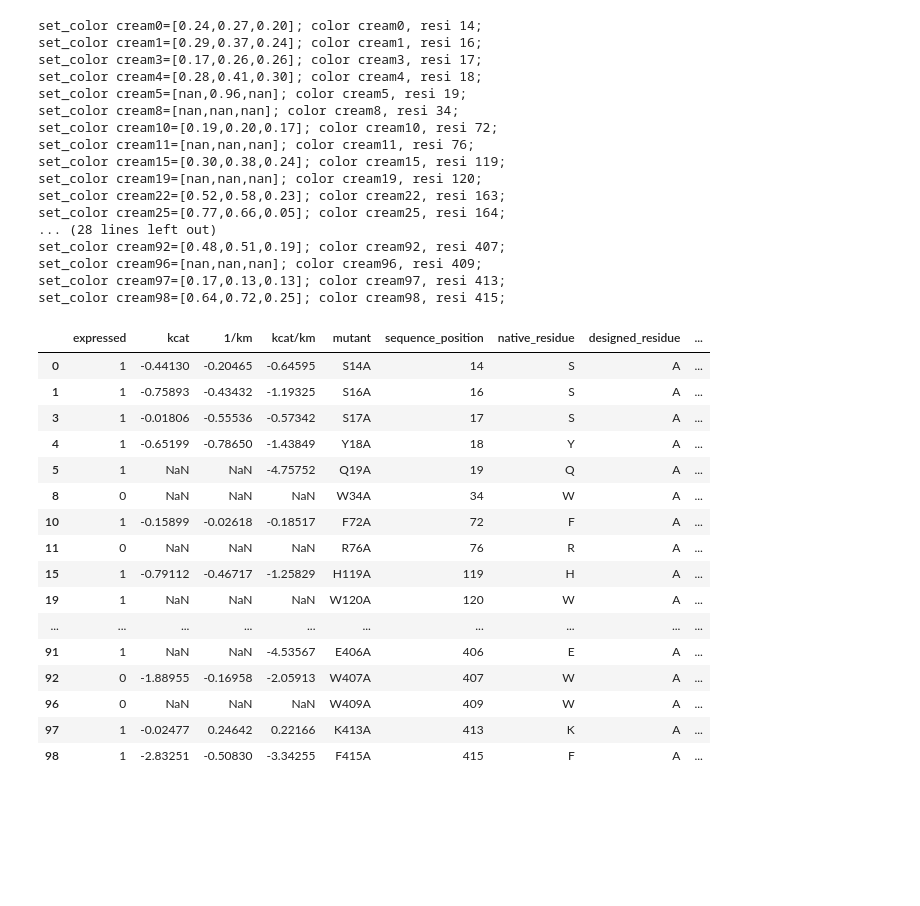
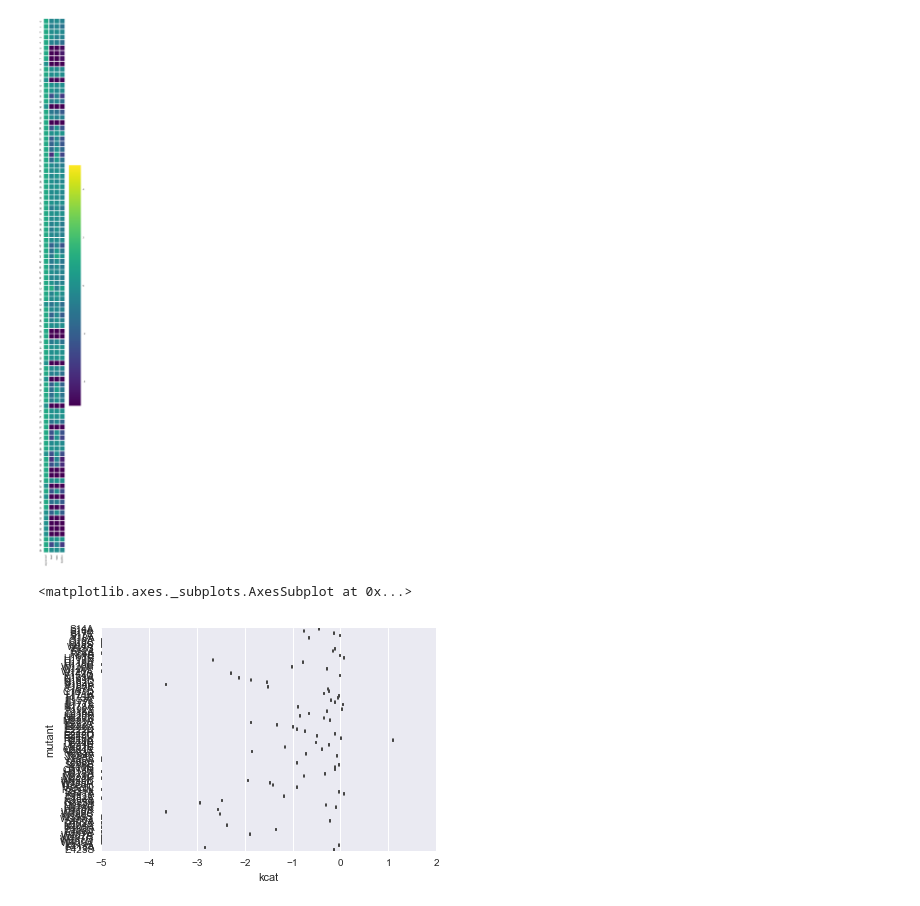
Before and after one commit to dacarlin/bagel-learn, a Jupyter notebook: colors/Untitled.ipynb, the cells around one changed output. Saved outputs shown, nothing was run; the diff lists cells and outputs as text; code cells hidden in the pictures; blank space fills up the shorter version.

```diff
--- a/colors/Untitled.ipynb
+++ b/colors/Untitled.ipynb
@@ -14,9 +1,10 @@ expressed,kcat,1/km,kcat/km,mutant
 # %%
-# ideal DataFrame combines a lot of data per residue
+import pandas
+import matplotlib.pyplot as plt
+%matplotlib inline
 
-# skeleton
-import pandas
 df = pandas.read_csv(  'data.csv' )
+df.fillna( -5, inplace=True )
 
 # easy: sequence position
 df['sequence_position'] = df.mutant.str[1:-1].astype( int )
@@ -28,15 +16,12 @@ df['designed_residue'] = df.mutant.str[-1]
 # percent conservation across pfam http://pfam.xfam.org/family/PF00232#tabview=tab3
 
 ala = df[(df.designed_residue == 'A')]
+ala = ala.fillna( -4 )
+
+const = ['kcat', '1/km', 'kcat/km']
+df[['r', 'g', 'b']] = -1 * ( df[const] - 1 ) / 6
+ala = df[( df.designed_residue == 'A' )]
 
 for name, row in ala.iterrows():
-    k = row.kcat
-    if k < 0:
-        print 'color cyan, resi {}'.format( row.sequence_position )
-    elif k > 0:
-        pass
-    else:
-        pass
-
-ala.head(40)
+    print 'set_color color{0}=[{3:.2f},0.9,1]; color color{0}, resi {4}; create myobj{0}, resi {4}; set stick_radius, {2:.2f}, myobj{0}; set stick_transparency, {1:.2f}, myobj{0}'.format( row.name, row.r, row.b, row.g, row.sequence_position )
 # %% [output]
@@ -88,47 +45,8 @@ df.head()
-# %%
-const = ['kcat', '1/km', 'kcat/km']
-df[['r', 'g', 'b']] = -1 * ( df[const] - 1 ) / 6
-
-ala = df[(df.designed_residue == 'A')]
-for name, row in ala.iterrows():
-    #print 'set_color c=[{},{},{}]; color c, resi {}'.format( row.red, row.blue, row.green, row.sequence_position )
-    print 'set_color cream{0}=[{1:.2f},{2:.2f},{3:.2f}]; color cream{0}, resi {4};'.format( row.name, row.r, row.b, row.g, row.sequence_position )
-
-ala
-# %% [output]
-set_color cream0=[0.24,0.27,0.20]; color cream0, resi 14;
-set_color cream1=[0.29,0.37,0.24]; color cream1, resi 16;
-set_color cream3=[0.17,0.26,0.26]; color cream3, resi 17;
-set_color cream4=[0.28,0.41,0.30]; color cream4, resi 18;
-set_color cream5=[nan,0.96,nan]; color cream5, resi 19;
-set_color cream8=[nan,nan,nan]; color cream8, resi 34;
-set_color cream10=[0.19,0.20,0.17]; color cream10, resi 72;
-set_color cream11=[nan,nan,nan]; color cream11, resi 76;
-set_color cream15=[0.30,0.38,0.24]; color cream15, resi 119;
-set_color cream19=[nan,nan,nan]; color cream19, resi 120;
-set_color cream22=[0.52,0.58,0.23]; color cream22, resi 163;
-set_color cream25=[0.77,0.66,0.05]; color cream25, resi 164;
-... (28 lines left out)
-set_color cream92=[0.48,0.51,0.19]; color cream92, resi 407;
-set_color cream96=[nan,nan,nan]; color cream96, resi 409;
-set_color cream97=[0.17,0.13,0.13]; color cream97, resi 413;
-set_color cream98=[0.64,0.72,0.25]; color cream98, resi 415;
-|  | expressed | kcat | 1/km | kcat/km | mutant | sequence_position | native_residue | designed_residue | ... |
-| 0 | 1 | -0.44130 | -0.20465 | -0.64595 | S14A | 14 | S | A | ... |
-| 1 | 1 | -0.75893 | -0.43432 | -1.19325 | S16A | 16 | S | A | ... |
-| 3 | 1 | -0.01806 | -0.55536 | -0.57342 | S17A | 17 | S | A | ... |
-| 4 | 1 | -0.65199 | -0.78650 | -1.43849 | Y18A | 18 | Y | A | ... |
-| 5 | 1 | NaN | NaN | -4.75752 | Q19A | 19 | Q | A | ... |
-| 8 | 0 | NaN | NaN | NaN | W34A | 34 | W | A | ... |
-| 10 | 1 | -0.15899 | -0.02618 | -0.18517 | F72A | 72 | F | A | ... |
-| 11 | 0 | NaN | NaN | NaN | R76A | 76 | R | A | ... |
-| 15 | 1 | -0.79112 | -0.46717 | -1.25829 | H119A | 119 | H | A | ... |
-| 19 | 1 | NaN | NaN | NaN | W120A | 120 | W | A | ... |
-| ... | ... | ... | ... | ... | ... | ... | ... | ... | ... |
-| 91 | 1 | NaN | NaN | -4.53567 | E406A | 406 | E | A | ... |
-| 92 | 0 | -1.88955 | -0.16958 | -2.05913 | W407A | 407 | W | A | ... |
-| 96 | 0 | NaN | NaN | NaN | W409A | 409 | W | A | ... |
-| 97 | 1 | -0.02477 | 0.24642 | 0.22166 | K413A | 413 | K | A | ... |
-| 98 | 1 | -2.83251 | -0.50830 | -3.34255 | F415A | 415 | F | A | ... |
 # %%
 # paste into pymol
+# %%
+import seaborn
+fig, ax = plt.subplots( figsize=(6,40) )
+ax = seaborn.heatmap( df[['expressed', 'kcat', '1/km', 'kcat/km']], square=True, cmap='viridis', linewidths=2 )
+# %% [output]
+[figure, added]
@@ -134,0 +55,5 @@ set_color cream98=[0.64,0.72,0.25]; color cream98, resi 415;
+# %%
+seaborn.boxplot( x='mutant', y='kcat', data=df, vert=False )
+# %% [output]
+<matplotlib.axes._subplots.AxesSubplot at 0x...>
+[figure, added]
```
Also changed, not shown: parts of 5 cells of this notebook, 2 other files.
